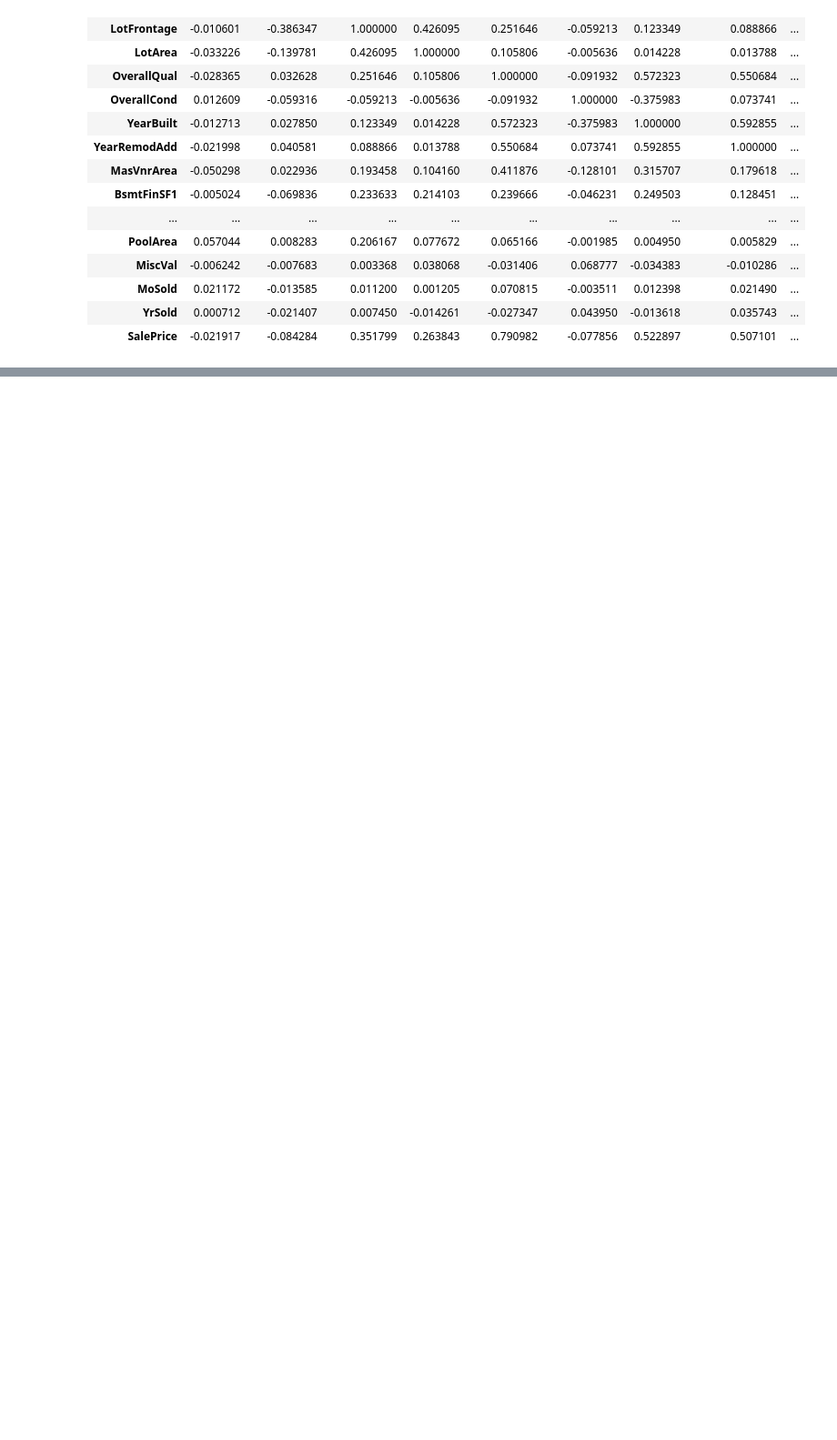
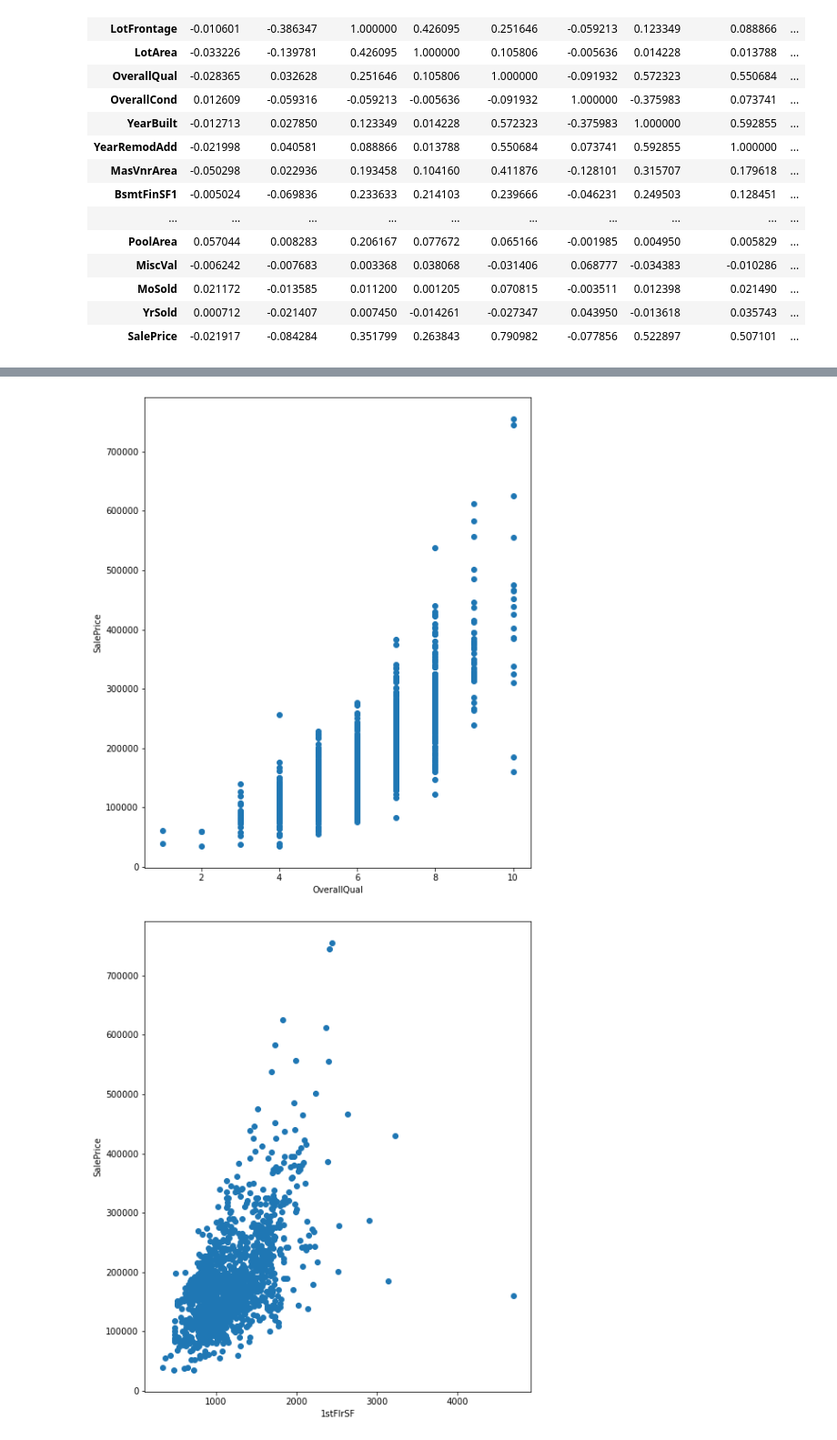
Before and after one commit to cappymayor/Housing_prices_regression, a Jupyter notebook: statistical-analysis.ipynb, the cells around one changed output, grey strips where cells are left out. Shown: that part at 91% size. Saved outputs shown, nothing was run; the diff lists cells and outputs as text; code cells hidden in the pictures; blank space fills up the shorter version.

```diff
--- a/statistical-analysis.ipynb
+++ b/statistical-analysis.ipynb
@@ -8,15 +5,9 @@ import numpy as np
 import pandas as pd
 import seaborn as sns
 import matplotlib.pyplot as plt
-from sklearn.model_selection import train_test_split
 from sklearn.linear_model import LinearRegression
 from sklearn.metrics import mean_squared_error
-import dabl
 import warnings
 import statsmodels.api as sm
-
-
 warnings.filterwarnings('ignore')
 pd.set_option('display.max_columns', None)
-plt.rcParams['figure.figsize'] = (15, 6)
-plt.style.use('fivethirtyeight')
@@ -223,0 +75,3 @@ reg.score(x, y)
+# %%
+Features_df = df[["YearBuilt", "OverallQual", "YearRemodAdd", "1stFlrSF",
+               "GrLivArea", "FullBath", "TotRmsAbvGrd", "GarageCars", "GarageArea", "TotalBsmtSF", "SalePrice" ]]
@@ -223,0 +108,14 @@ reg.score(x, y)
+# %%
+correlated_variables = ["OverallQual", "1stFlrSF", "GrLivArea", "FullBath", "TotRmsAbvGrd", "GarageCars", "GarageArea", "TotalBsmtSF"]
+Target_variable = Features_df["SalePrice"]
+
+
+for feature in correlated_variables:
+    plt.figure(figsize=(8,10))
+    plt.scatter(Features_df[feature], Target_variable)
+    plt.xlabel(feature)
+    plt.ylabel("SalePrice")
+    plt.show()
+# %% [output]
+[figure, added]
+[figure, added]
```
Also changed, not shown: parts of 69 cells of this notebook.
